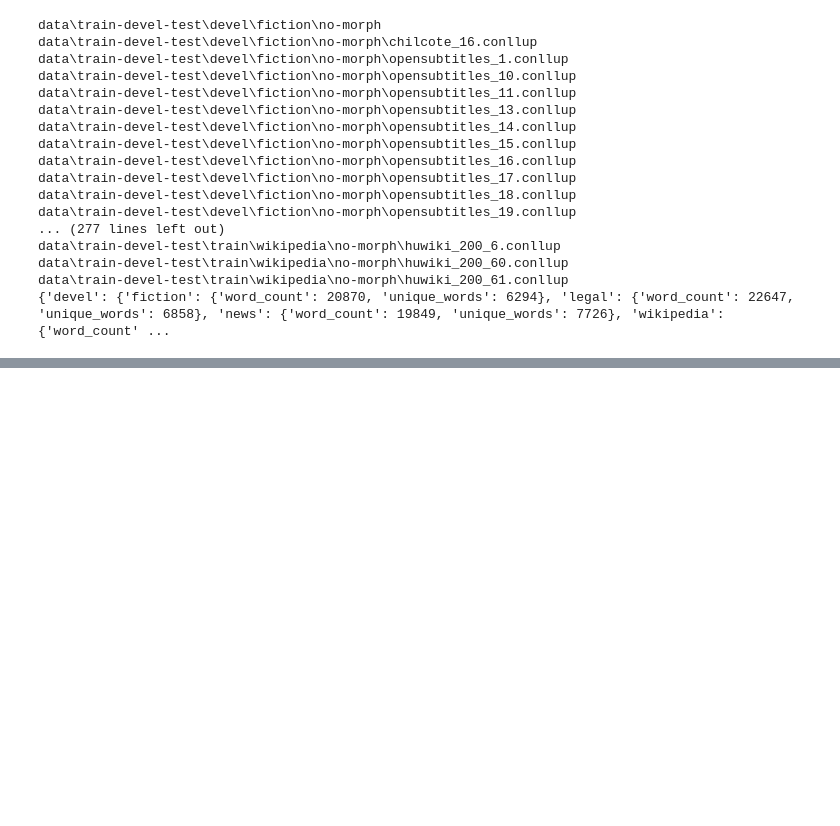
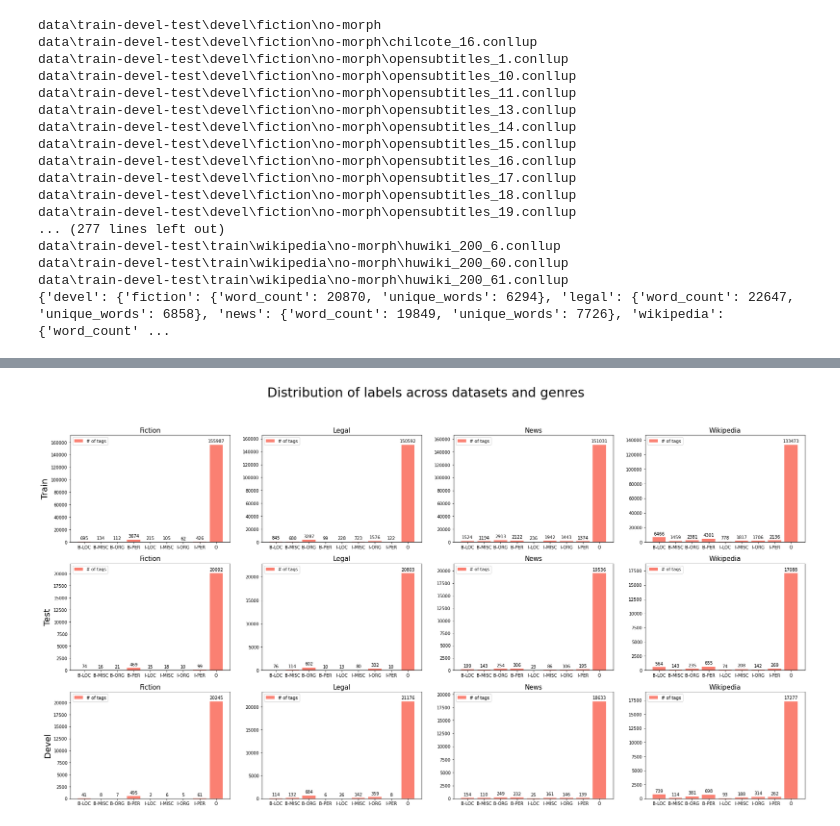
Before and after one commit to Henya14/deep-learning-ner, a Jupyter notebook: data_visualization.ipynb, the cells around one changed output, grey strips where cells are left out. Saved outputs shown, nothing was run; the diff lists cells and outputs as text; code cells hidden in the pictures; blank space fills up the shorter version.

```diff
--- a/data_visualization.ipynb
+++ b/data_visualization.ipynb
@@ -243,21 +180,0 @@ plot_word_counts(word_count)
-# %%
-def plot_tag_distribution():
-    data_dirs = get_train_devel_test_conllup_file_dirs()
-    genres = [data_dirs[genre_dir] for genre_dir in data_dirs]
-    fig, ax = plt.subplots(len(data_dirs),len(genres[0]))
-    fig.suptitle("Distribution of labels across datasets and genres",  fontsize=20)
-    fig.set_size_inches(30.5, 15.5)
-    for i, dataset in enumerate(reversed(data_dirs)):
-        for j, genre_dir_path in enumerate(data_dirs[dataset]):
-            genre = genre_dir_path.split(os.sep)[-2]
-            df = load_csv_files_from_dir(genre_dir_path)
-            value_counts = df["CONLL:NER"].value_counts()
-            rects = ax[i][j].bar(value_counts.keys(), value_counts.values, color="salmon", label="# of tags")
-            ax[i][j].bar_label(rects, padding=3)
-            ax[i][j].legend()
-            if j == 0:
-                ax[i][j].set_ylabel(f"{dataset[0].upper()}{dataset[1:]}").set_fontsize(20)
-            ax[i][j].set_title(f"{genre[0].upper()}{genre[1:]}").set_fontsize(15)
-            ax[i][j].set_ylim(0, max(value_counts.values) * 1.1)
-
-plot_tag_distribution()
@@ -265,0 +243,23 @@ plot_tag_distribution()
+# %%
+def plot_tag_distribution():
+    data_dirs = get_train_devel_test_conllup_file_dirs()
+    genres = [data_dirs[genre_dir] for genre_dir in data_dirs]
+    fig, ax = plt.subplots(len(data_dirs),len(genres[0]))
+    fig.suptitle("Distribution of labels across datasets and genres",  fontsize=30)
+    fig.set_size_inches(30.5, 15.5)
+    for i, dataset in enumerate(reversed(data_dirs)):
+        for j, genre_dir_path in enumerate(data_dirs[dataset]):
+            genre = genre_dir_path.split(os.sep)[-2]
+            df = load_csv_files_from_dir(genre_dir_path)
+            value_counts = df["CONLL:NER"].value_counts().sort_index()
+            rects = ax[i][j].bar(value_counts.keys(), value_counts.values, color="salmon", label="# of tags")
+            ax[i][j].bar_label(rects, padding=3)
+            ax[i][j].legend()
+            if j == 0:
+                ax[i][j].set_ylabel(f"{dataset[0].upper()}{dataset[1:]}").set_fontsize(20)
+            ax[i][j].set_title(f"{genre[0].upper()}{genre[1:]}").set_fontsize(15)
+            ax[i][j].set_ylim(0, max(value_counts.values) * 1.1)
+
+plot_tag_distribution()
+# %% [output]
+[figure, added]
```
Also changed, not shown: parts of 9 cells of this notebook.
